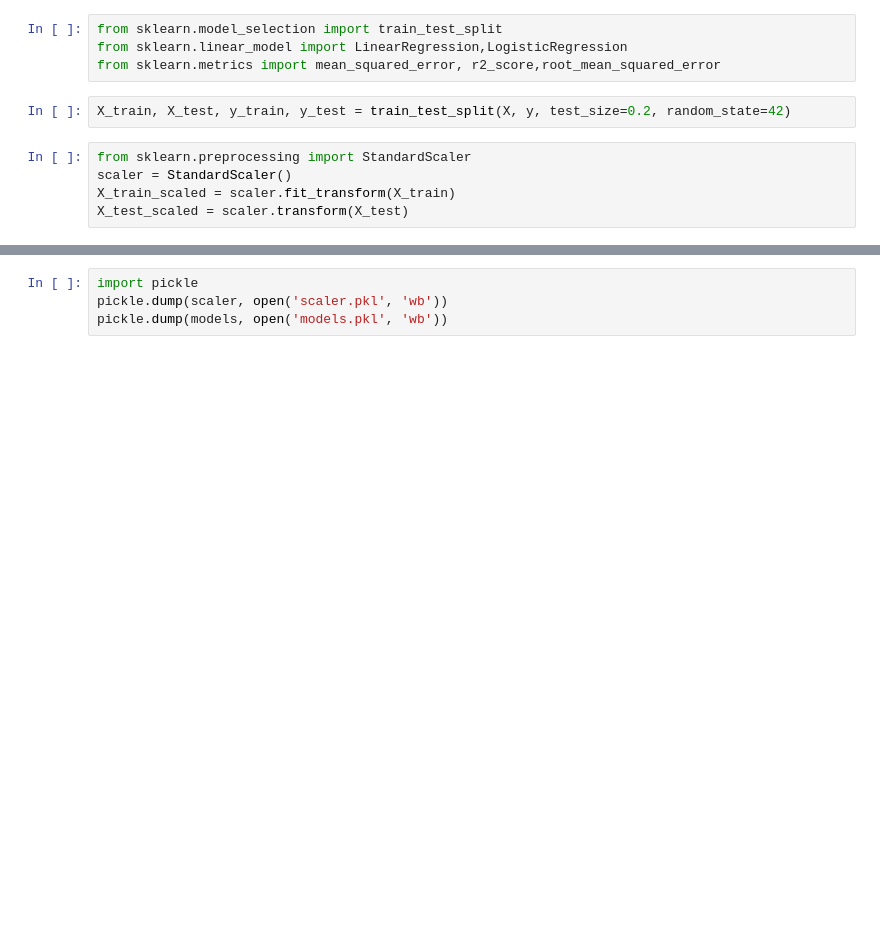
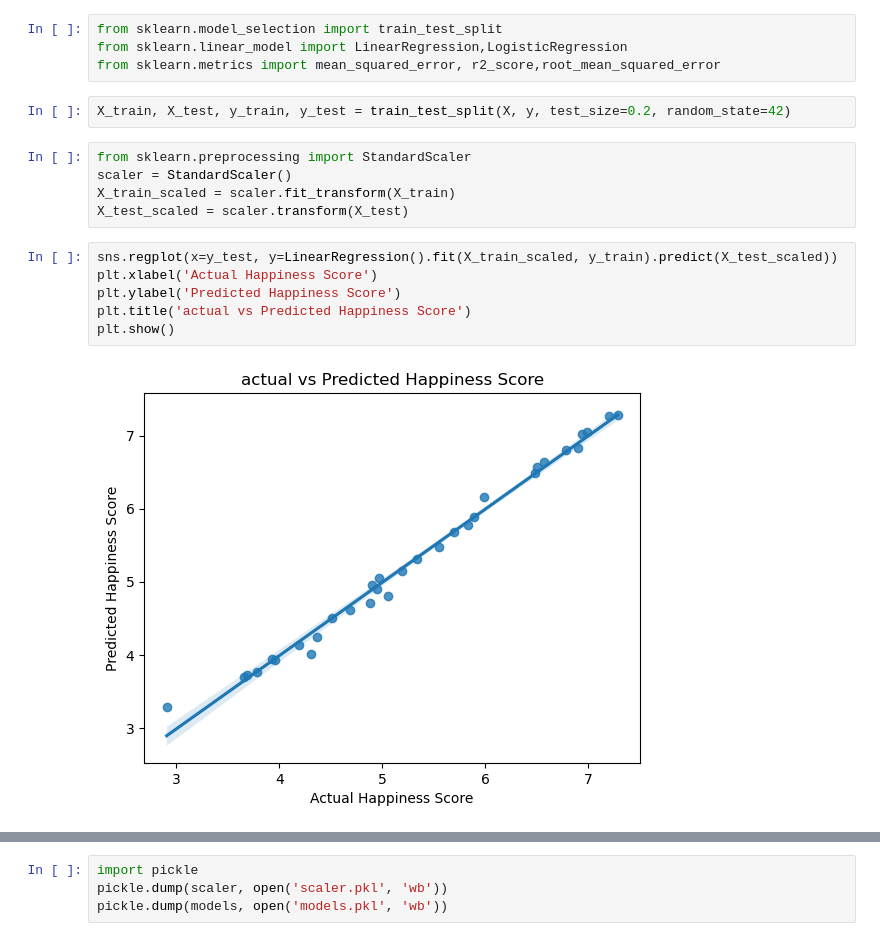
Before and after one commit to Dhineshsakthivel2007/WorldHappinessScorePrediction, a Jupyter notebook: task.ipynb, the cells around one changed output, grey strips where cells are left out. Drawn from its saved outputs; the diff is of its cells as text; blank space fills up the shorter version.

Commit message:
added regplot

```diff
--- a/task.ipynb
+++ b/task.ipynb
@@ -160,6 +160,14 @@ from sklearn.preprocessing import StandardScaler
 scaler = StandardScaler()
 X_train_scaled = scaler.fit_transform(X_train)
 X_test_scaled = scaler.transform(X_test)
+# %%
+sns.regplot(x=y_test, y=LinearRegression().fit(X_train_scaled, y_train).predict(X_test_scaled))
+plt.xlabel('Actual Happiness Score')
+plt.ylabel('Predicted Happiness Score')
+plt.title('actual vs Predicted Happiness Score')
+plt.show()
+# %% [output]
+[figure, added]
 # %%
 from sklearn.linear_model import RidgeCV, LassoCV
 from sklearn.tree import DecisionTreeRegressor
```
Also changed, not shown: parts of 4 cells of this notebook.
